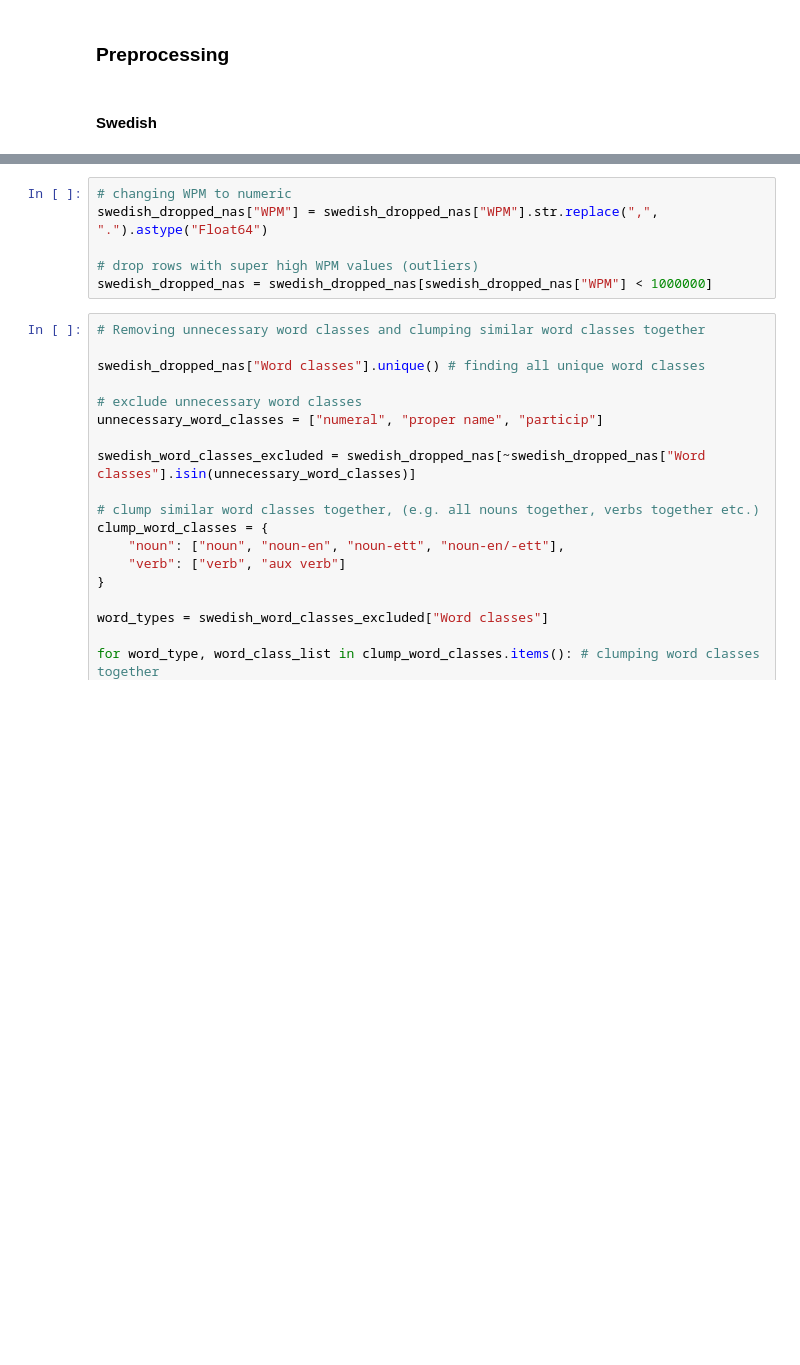
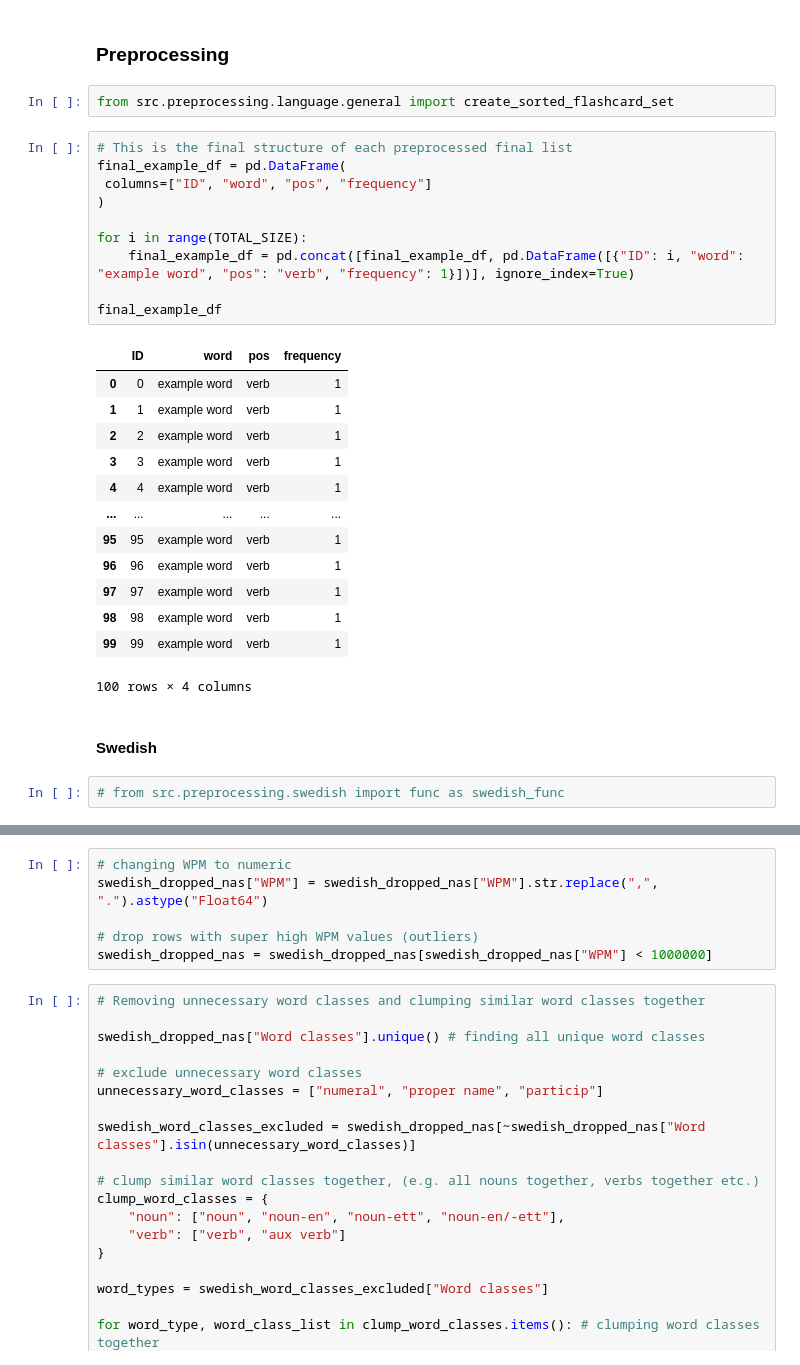
Before and after one commit to mitzeus/NILAS, a Jupyter notebook: main.ipynb, the cells around one changed output, grey strips where cells are left out. Drawn from its saved outputs; the diff is of its cells as text; blank space fills up the shorter version.

```diff
--- a/main.ipynb
+++ b/main.ipynb
@@ -87,8 +94,36 @@ This is a visual image of batches:
 <img src="./figures/flashcard_batches.png" width="400px"></img>
 # %% [markdown]
 ### Preprocessing
+# %%
+from src.preprocessing.language.general import create_sorted_flashcard_set
+# %%
+# This is the final structure of each preprocessed final list
+final_example_df = pd.DataFrame(
+ columns=["ID", "word", "pos", "frequency"]
+)
+
+for i in range(TOTAL_SIZE):
+    final_example_df = pd.concat([final_example_df, pd.DataFrame([{"ID": i, "word": "example word", "pos": "verb", "frequency": 1}])], ignore_index=True)
+
+final_example_df
+# %% [output]
+|  | ID | word | pos | frequency |
+| 0 | 0 | example word | verb | 1 |
+| 1 | 1 | example word | verb | 1 |
+| 2 | 2 | example word | verb | 1 |
+| 3 | 3 | example word | verb | 1 |
+| 4 | 4 | example word | verb | 1 |
+| ... | ... | ... | ... | ... |
+| 95 | 95 | example word | verb | 1 |
+| 96 | 96 | example word | verb | 1 |
+| 97 | 97 | example word | verb | 1 |
+| 98 | 98 | example word | verb | 1 |
+| 99 | 99 | example word | verb | 1 |
+100 rows × 4 columns
 # %% [markdown]
 #### Swedish
+# %%
+# from src.preprocessing.swedish import func as swedish_func
 # %%
 # removing NaN's
 swedish_raw = pd.read_csv("data/2-extracted/swedish.csv", sep=";") # import
```
Also changed, not shown: parts of 17 cells of this notebook, 15 other files.
